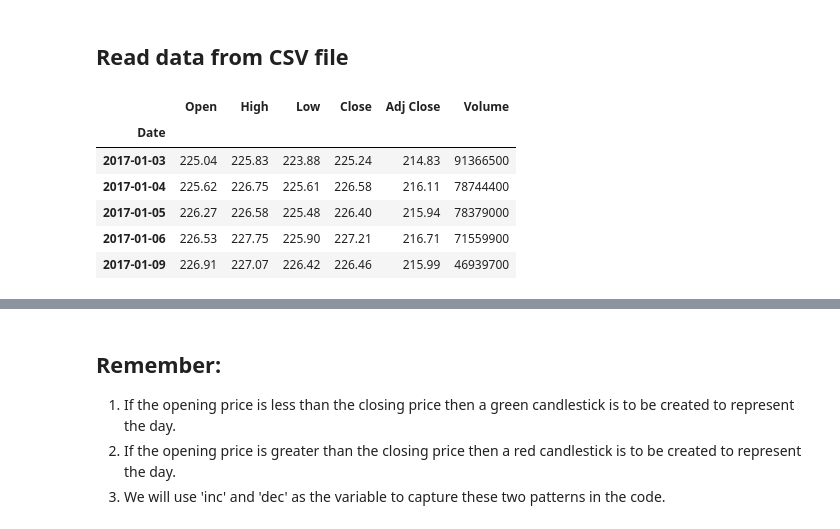
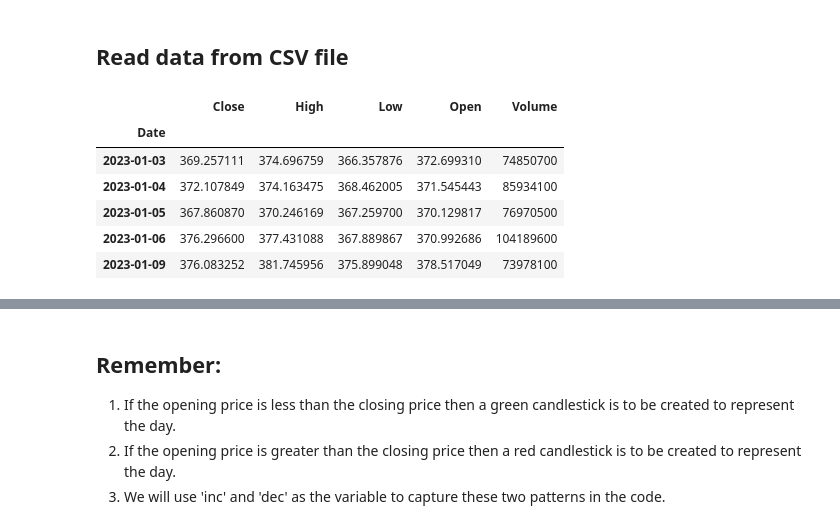
Before and after one commit to jRodriguezIV/Omegadex, a Jupyter notebook: FinTech/Data_Visualization/Plotting_Candlesticks/plotting_candlesticks.ipynb, the cells around one changed output, grey strips where cells are left out. Drawn from its saved outputs; the diff is of its cells as text; code cells hidden in the pictures.

Commit message:
added plotting_candlesticks notebook style cheat sheet and updated README accordingle

```diff
--- a/FinTech/Data_Visualization/Plotting_Candlesticks/plotting_candlesticks.ipynb
+++ b/FinTech/Data_Visualization/Plotting_Candlesticks/plotting_candlesticks.ipynb
@@ -7,18 +48,18 @@ The following code will help you to plot an interactive graph of the S&P 500 ind
 # %%
 # Import pandas
 import pandas as pd
 
 # Read data
-df = pd.read_csv('../data_modules/candlestick_data.csv', index_col=0)
+df = pd.read_csv('spy_1D_ohlcv.csv', index_col=0)
 df.head()
 # %% [output]
-|  | Open | High | Low | Close | Adj Close | Volume |
-| Date |  |  |  |  |  |  |
-| 2017-01-03 | 225.04 | 225.83 | 223.88 | 225.24 | 214.83 | 91366500 |
-| 2017-01-04 | 225.62 | 226.75 | 225.61 | 226.58 | 216.11 | 78744400 |
-| 2017-01-05 | 226.27 | 226.58 | 225.48 | 226.40 | 215.94 | 78379000 |
-| 2017-01-06 | 226.53 | 227.75 | 225.90 | 227.21 | 216.71 | 71559900 |
-| 2017-01-09 | 226.91 | 227.07 | 226.42 | 226.46 | 215.99 | 46939700 |
+|  | Close | High | Low | Open | Volume |
+| Date |  |  |  |  |  |
+| 2023-01-03 | 369.257111 | 374.696759 | 366.357876 | 372.699310 | 74850700 |
+| 2023-01-04 | 372.107849 | 374.163475 | 368.462005 | 371.545443 | 85934100 |
+| 2023-01-05 | 367.860870 | 370.246169 | 367.259700 | 370.129817 | 76970500 |
+| 2023-01-06 | 376.296600 | 377.431088 | 367.889867 | 370.992686 | 104189600 |
+| 2023-01-09 | 376.083252 | 381.745956 | 375.899048 | 378.517049 | 73978100 |
 # %%
 # Importing the necessary packages
 import matplotlib.pyplot as plt
```
Also changed, not shown: parts of 6 cells of this notebook, 3 other files.
